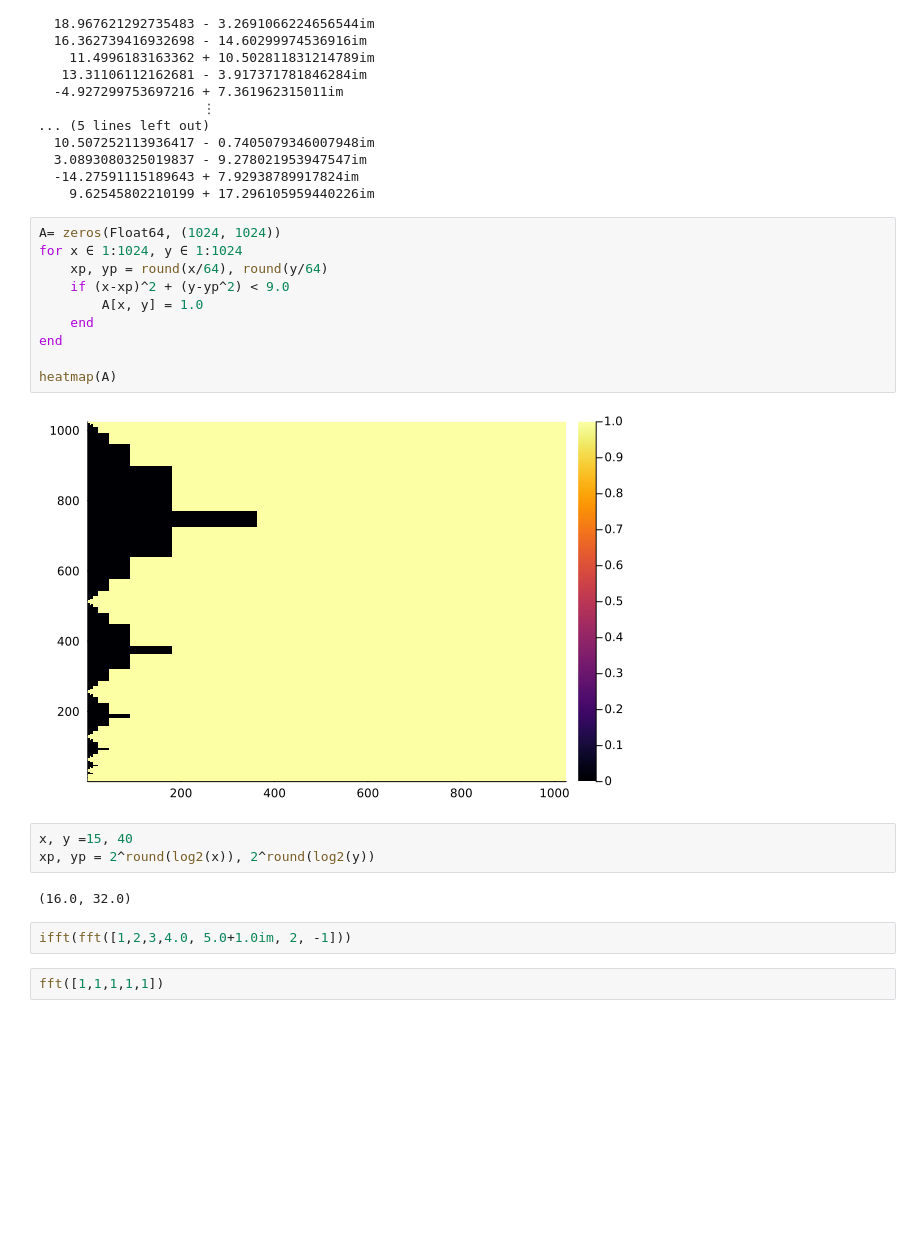
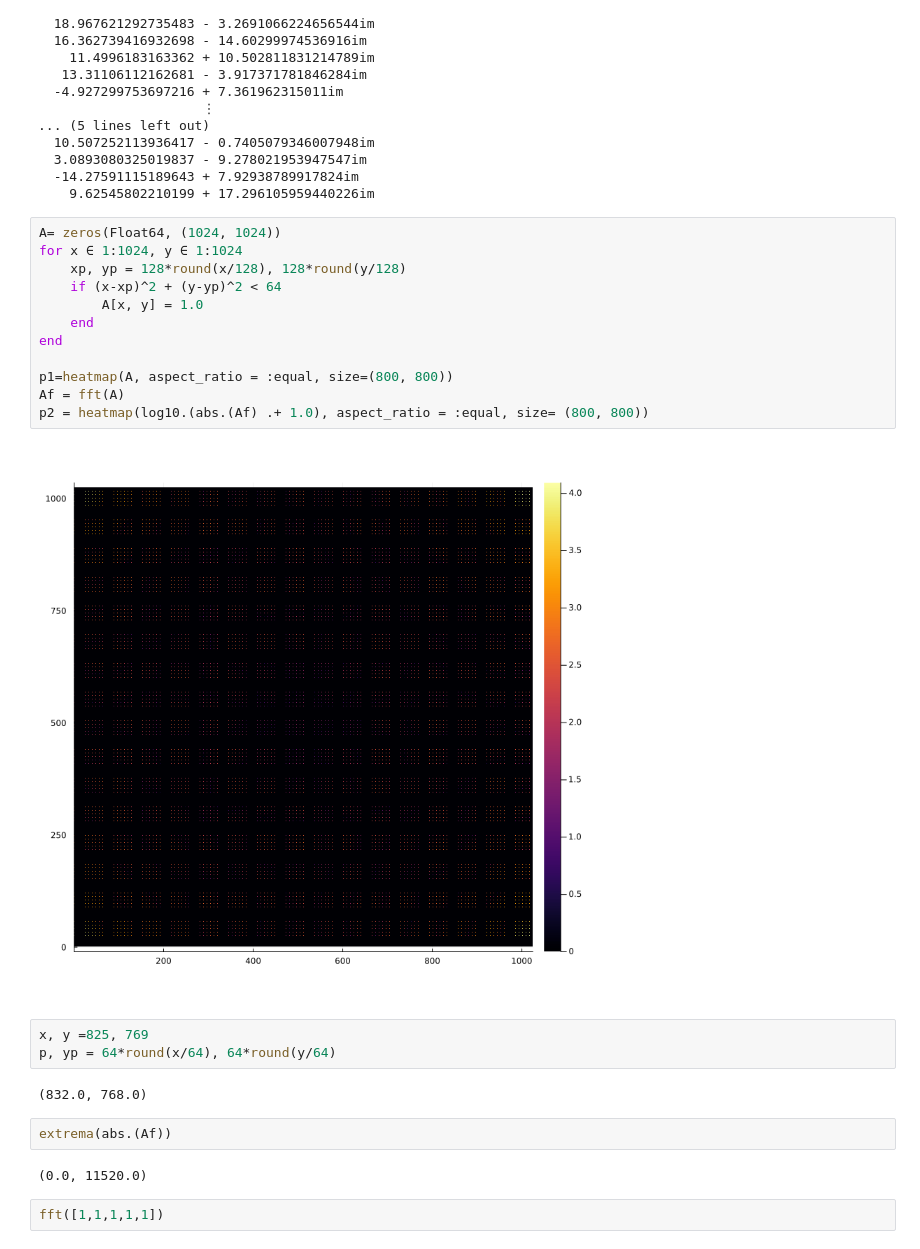
Before and after one commit to Julia-KAERI/Julia-kaeri.github.io, a Jupyter notebook: src/image_processing/notebooks/img03.ipynb, the cells around one changed output. Saved outputs shown, nothing was run; the diff lists cells and outputs as text; blank space fills up the shorter version.

```diff
--- a/src/image_processing/notebooks/img03.ipynb
+++ b/src/image_processing/notebooks/img03.ipynb
@@ -61,22 +61,26 @@ fft(y2)
 # %%
 A= zeros(Float64, (1024, 1024))
 for x ∈ 1:1024, y ∈ 1:1024
-    xp, yp = round(x/64), round(y/64)
-    if (x-xp)^2 + (y-yp^2) < 9.0
+    xp, yp = 128*round(x/128), 128*round(y/128)
+    if (x-xp)^2 + (y-yp)^2 < 64
         A[x, y] = 1.0
     end
 end
 
-heatmap(A)
+p1=heatmap(A, aspect_ratio = :equal, size=(800, 800))
+Af = fft(A)
+p2 = heatmap(log10.(abs.(Af) .+ 1.0), aspect_ratio = :equal, size= (800, 800))
 # %% [output]
-[figure, old version]
+[figure, new version]
 # %%
-x, y =15, 40
-xp, yp = 2^round(log2(x)), 2^round(log2(y))
+x, y =825, 769
+p, yp = 64*round(x/64), 64*round(y/64)
 # %% [output]
-(16.0, 32.0)
+(832.0, 768.0)
-# %%
-ifft(fft([1,2,3,4.0, 5.0+1.0im, 2, -1]))
+# %%
+extrema(abs.(Af))
+# %% [output]
+(0.0, 11520.0)
 # %%
 fft([1,1,1,1,1])
 # %%
```
Also changed, not shown: 1 other file.
